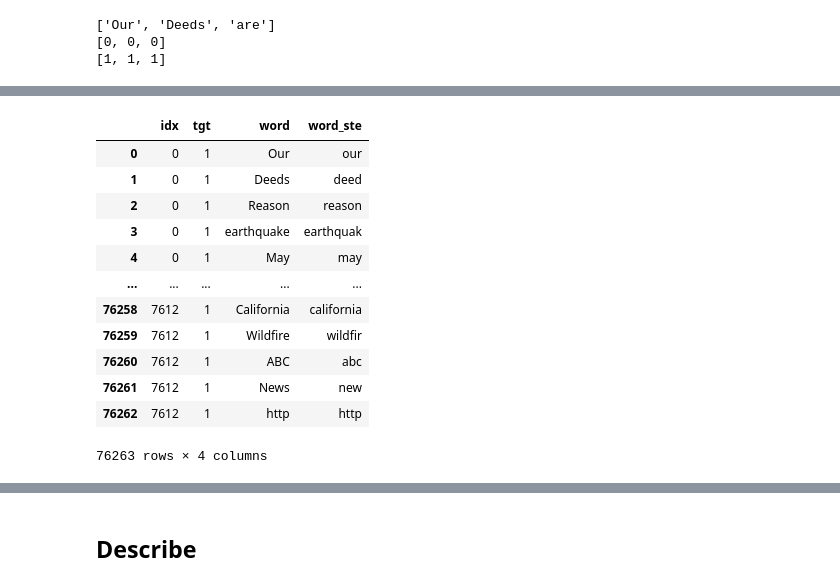
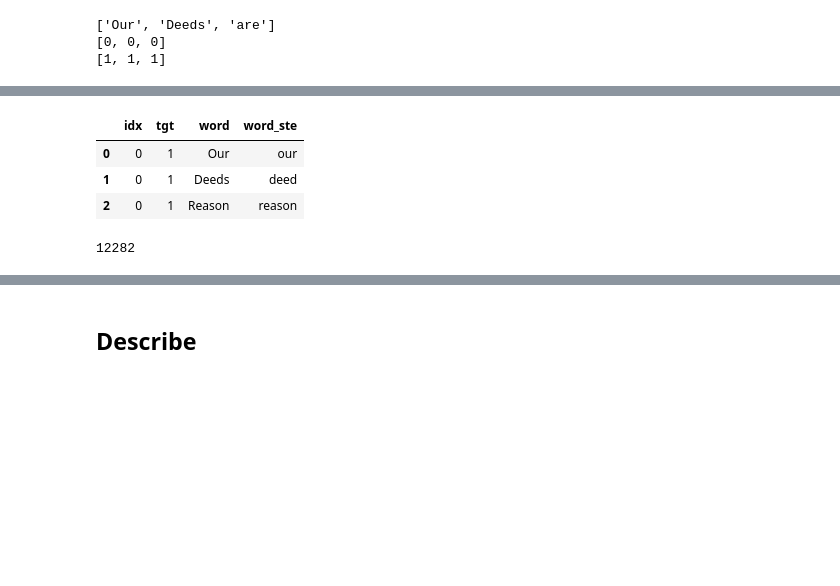
Before and after one commit to nviktorys/NLP0, a Jupyter notebook: 01_DataPreparation.ipynb, the cells around one changed output, grey strips where cells are left out. Saved outputs shown, nothing was run; the diff lists cells and outputs as text; code cells hidden in the pictures; blank space fills up the shorter version.

```diff
--- a/01_DataPreparation.ipynb
+++ b/01_DataPreparation.ipynb
@@ -180,13 +142,15 @@ words_pnk[4:]
 # %%
 # Remove stopwords
 stpwords = stopwords.words("english")
+# Edit stopwords list
+stpwords = stpwords + ['I','A','the','http','The','https','a']
 words_stp = []
 for w in range(len(words_pnk)):
   if words_pnk.word[w] not in stpwords:
     words_stp.append(words_pnk.loc[w])
 words_stp = pd.DataFrame(words_stp, columns = words.columns)
 words_stp.reset_index(inplace=True, drop=True)
-words_stp
+words_stp.head(3)
 # %% [output]
 |  | idx | tgt | word |
 | 0 | 0 | 1 | Our |
@@ -204,23 +159,18 @@ words_stp
 # %%
 # Stemming
 porter = PorterStemmer()
 for w in range(len(words_stp)):
   words_stp.loc[w,'word_ste'] = porter.stem(words_stp.word.loc[w])
-words_stp
+words_stp.head(3)
 # %% [output]
 |  | idx | tgt | word | word_ste |
 | 0 | 0 | 1 | Our | our |
 | 1 | 0 | 1 | Deeds | deed |
 | 2 | 0 | 1 | Reason | reason |
-| 3 | 0 | 1 | earthquake | earthquak |
-| 4 | 0 | 1 | May | may |
-| ... | ... | ... | ... | ... |
-| 76258 | 7612 | 1 | California | california |
-| 76259 | 7612 | 1 | Wildfire | wildfir |
-| 76260 | 7612 | 1 | ABC | abc |
-| 76261 | 7612 | 1 | News | new |
-| 76262 | 7612 | 1 | http | http |
-76263 rows × 4 columns
+# %%
+words_stp.word_ste.nunique()
+# %% [output]
+12282
 # %%
 # Add tag
 for w in range(len(words_stp)):
```
Also changed, not shown: parts of 14 cells of this notebook.
